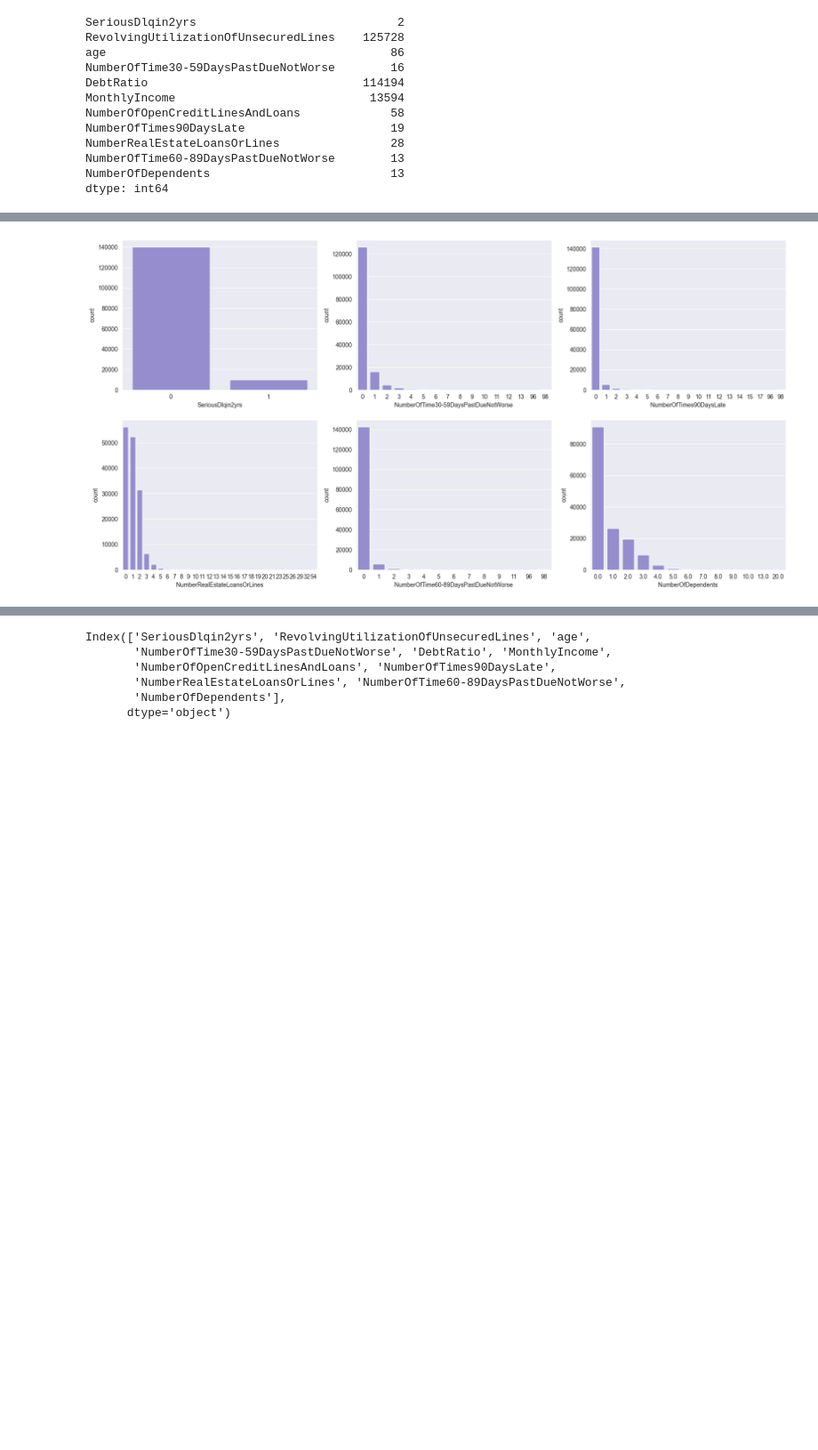
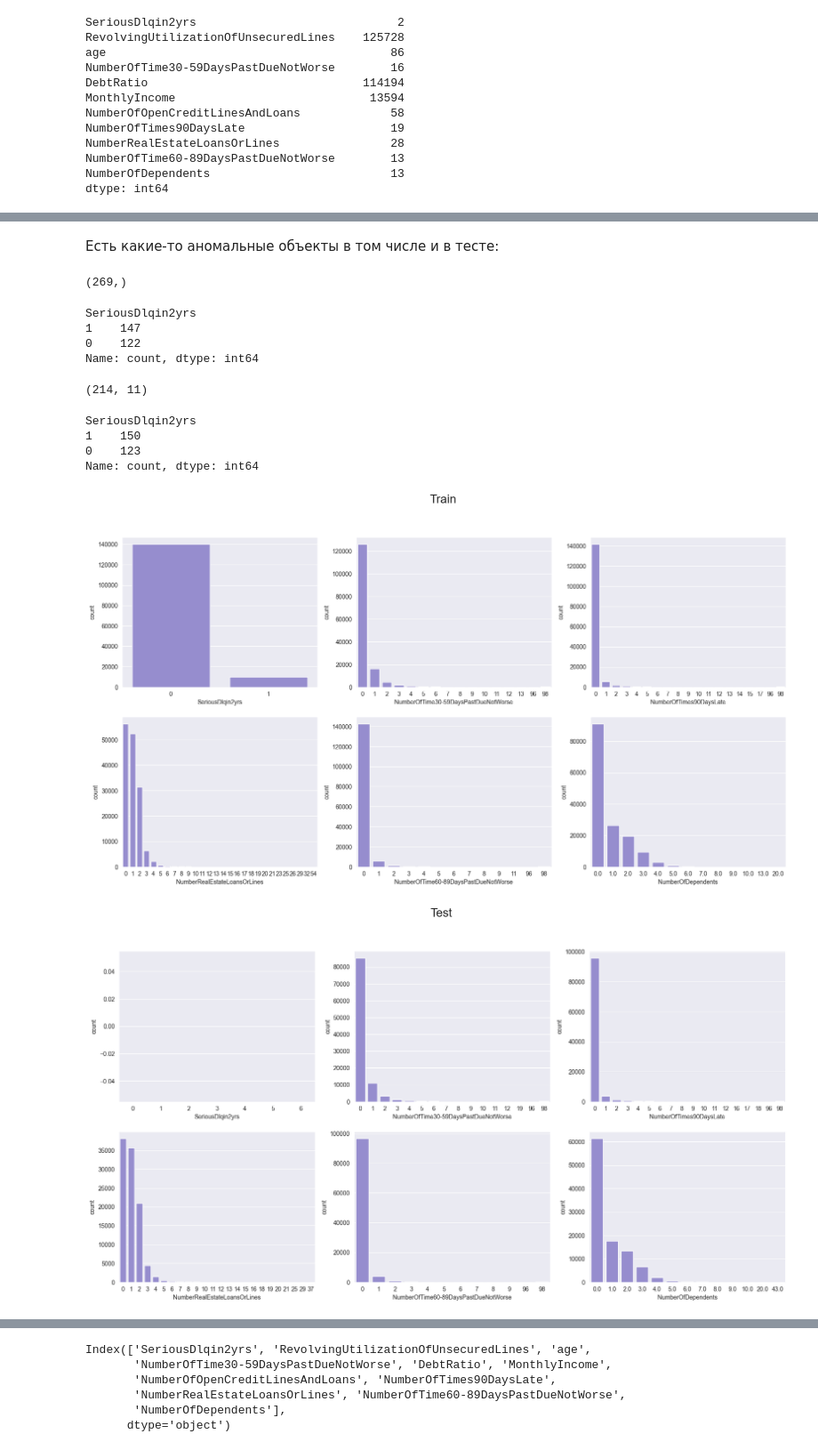
Before and after one commit to matvej-melikhov/notebooks, a Jupyter notebook: competitions/credit-scoring/scoring.ipynb, the cells around one changed output, grey strips where cells are left out. Shown: that part at 89% size. Saved outputs shown, nothing was run; the diff lists cells and outputs as text; code cells hidden in the pictures; blank space fills up the shorter version.

```diff
--- a/competitions/credit-scoring/scoring.ipynb
+++ b/competitions/credit-scoring/scoring.ipynb
@@ -132,6 +107,9 @@ moda_imputer = SimpleImputer(strategy='most_frequent')
 df_train['MonthlyIncome'] = median_imputer.fit_transform(df_train[['MonthlyIncome']])
 df_train['NumberOfDependents'] = moda_imputer.fit_transform(df_train[['NumberOfDependents']])
 
+df_test['MonthlyIncome'] = median_imputer.transform(df_test[['MonthlyIncome']])
+df_test['NumberOfDependents'] = moda_imputer.transform(df_test[['NumberOfDependents']])
+
 df_train.isna().sum()
 # %% [output]
 SeriousDlqin2yrs                        0
@@ -190,2 +172,3 @@ Name: count, dtype: int64
 # %%
-df_train.query('age < 18').shape # нельзя взять кредит до 18 лет
+df_train.query('age < 18').shape # в тесте нет < 18 лет
+df_train = df_train.query('age >= 18')
@@ -278,16 +248,65 @@ cat_features = df_train.columns[np.where(df_train.nunique() <= 30)[0]].tolist()
 num_features = df_train.columns[np.where(df_train.nunique() > 30)[0]].tolist()
 
 assert len(cat_features) + len(num_features) == df_train.shape[1]
+# %% [markdown]
+Есть какие-то аномальные объекты в том числе и в тесте:
+# %%
+df_train[df_train['NumberOfTime60-89DaysPastDueNotWorse'] > 90]['SeriousDlqin2yrs'].shape
+# %% [output]
+(269,)
+# %%
+df_train[
+    (df_train['NumberOfTime30-59DaysPastDueNotWorse'] > 90) &
+    (df_train['NumberOfTime60-89DaysPastDueNotWorse'] > 90) &
+    (df_train['NumberOfTimes90DaysLate'] > 90)
+]['SeriousDlqin2yrs'].value_counts()
+# %% [output]
+SeriousDlqin2yrs
+1    147
+0    122
+Name: count, dtype: int64
+# %%
+df_test[
+    (df_test['NumberOfTime30-59DaysPastDueNotWorse'] > 90) &
+    (df_test['NumberOfTime60-89DaysPastDueNotWorse'] > 90) &
+    (df_test['NumberOfTimes90DaysLate'] > 90)
+].shape
+# %% [output]
+(214, 11)
+# %%
+df_train[
+    (df_train['NumberOfTime30-59DaysPastDueNotWorse'] > 3) &
+    (df_train['NumberOfTime60-89DaysPastDueNotWorse'] > 3) &
+    (df_train['NumberOfTimes90DaysLate'] > 3)
+]['SeriousDlqin2yrs'].value_counts()
+# %% [output]
+SeriousDlqin2yrs
+1    150
+0    123
+Name: count, dtype: int64
 # %%
+# train
 fig, axs = plt.subplots(round(len(cat_features) / 3), 3, figsize=(20, 10))
 
 for i, cat in enumerate(cat_features):
     sns.countplot(data=df_train, x=cat, ax=axs[i // 3, i % 3], color='#8e82d9')
     axs[i // 3, i % 3].tick_params(axis='x')
 
+fig.suptitle('Train', fontsize=20)
 plt.show()
+
+# test
+fig, axs = plt.subplots(round(len(cat_features) / 3), 3, figsize=(20, 10))
+
+for i, cat in enumerate(cat_features):
+    sns.countplot(data=df_test, x=cat, ax=axs[i // 3, i % 3], color='#8e82d9')
+    axs[i // 3, i % 3].tick_params(axis='x')
+
+fig.suptitle('Test', fontsize=20)
+plt.show()
 # %% [output]
-[figure, old version]
+[figure, new version]
+[figure, added]
 # %%
 # print(df_train[df_train['NumberOfTime30-59DaysPastDueNotWorse'] > 5].shape)
 # print(df_train[df_train['NumberOfTimes90DaysLate'] > 4].shape)
```
Also changed, not shown: parts of 51 cells of this notebook.
